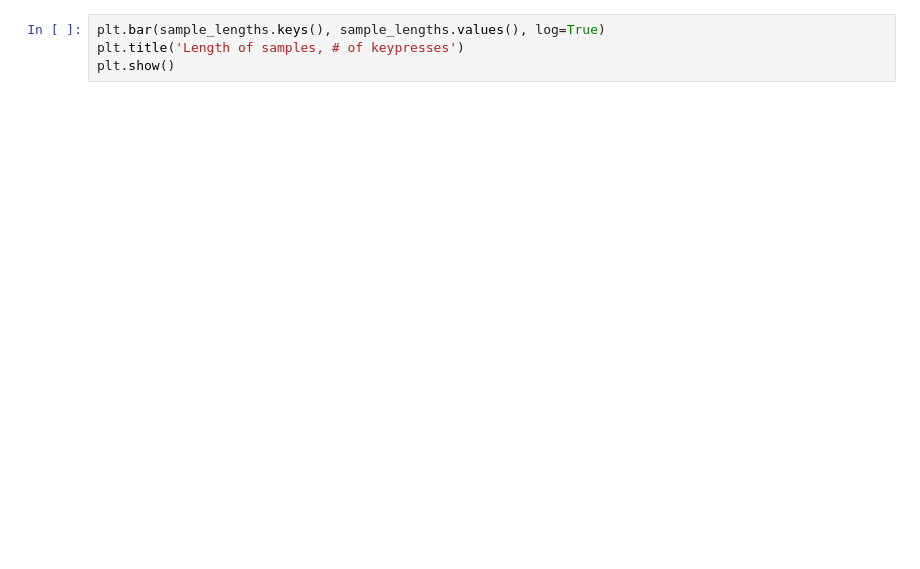
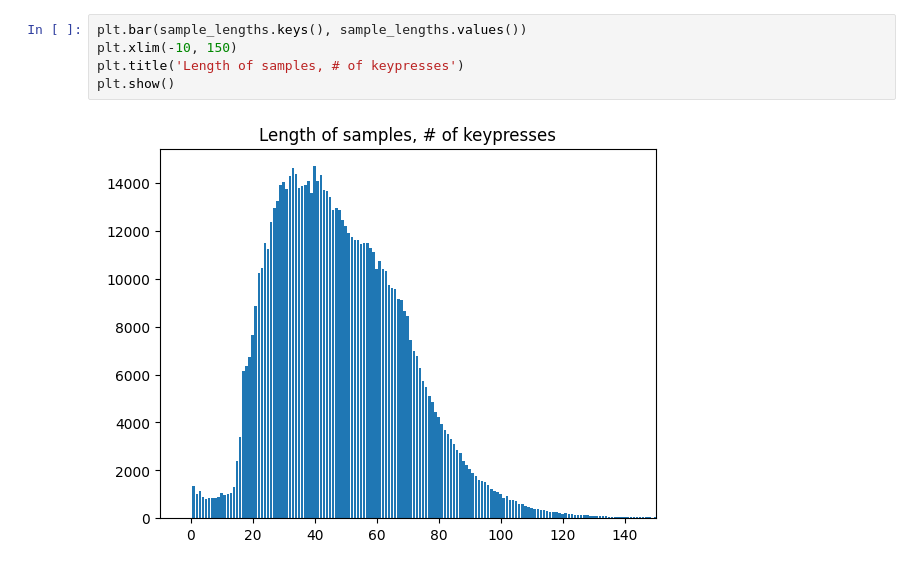
Before and after one commit to gordinmitya/kvc-attempt, a Jupyter notebook: visualisation.ipynb, the cells around one changed output. Saved outputs shown, nothing was run; the diff lists cells and outputs as text; blank space fills up the shorter version.

```diff
--- a/visualisation.ipynb
+++ b/visualisation.ipynb
@@ -66,6 +157,9 @@ plt.show()
 # %%
-plt.bar(sample_lengths.keys(), sample_lengths.values(), log=True)
+plt.bar(sample_lengths.keys(), sample_lengths.values())
+plt.xlim(-10, 150)
 plt.title('Length of samples, # of keypresses')
 plt.show()
+# %% [output]
+[figure, added]
 # %%
 plt.bar(diffs.keys(), diffs.values(), log=True)
```
Also changed, not shown: parts of 14 cells of this notebook, 5 other files.
